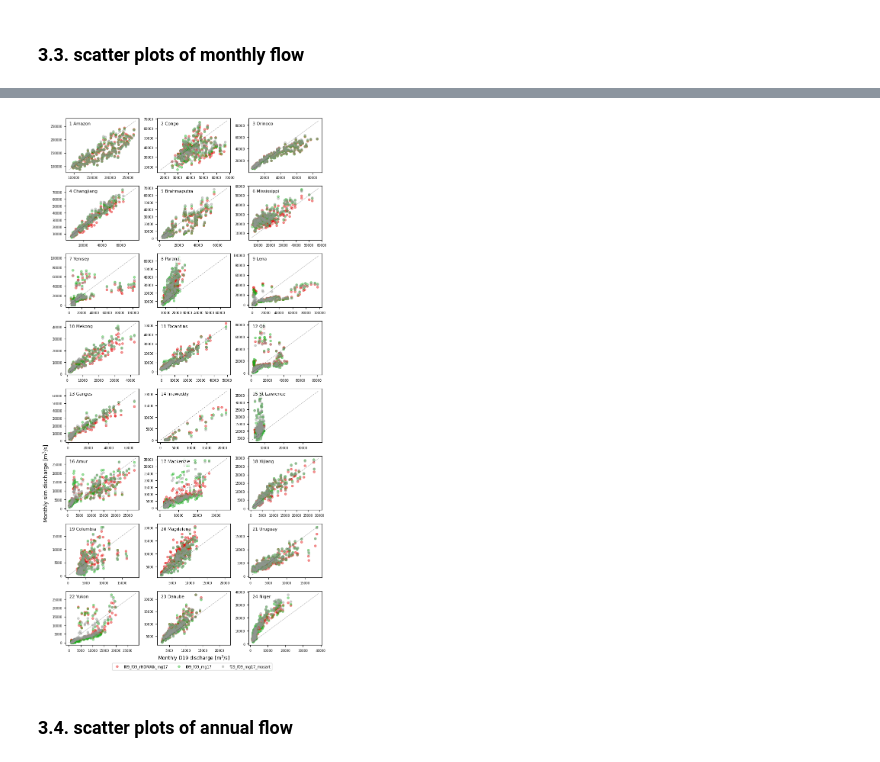
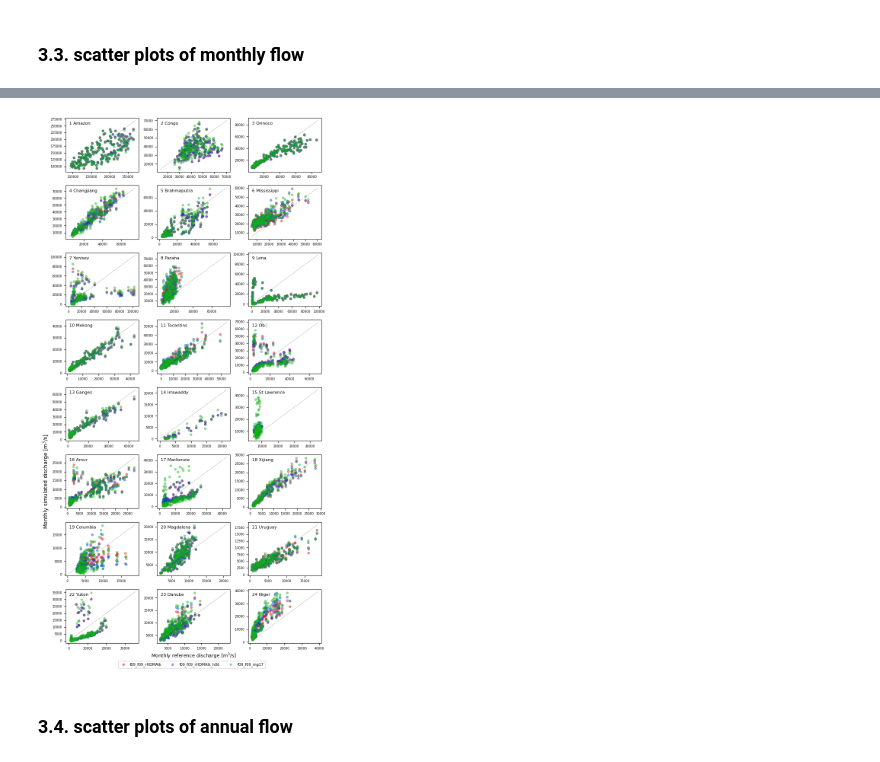
Before and after one commit to nmizukami/rof_postprocess-analysis, a Jupyter notebook: notebook/NB1_ROF_month_annual_flow_analysis.ipynb, the cells around one changed output, grey strips where cells are left out. Saved outputs shown, nothing was run; the diff lists cells and outputs as text; code cells hidden in the pictures.

```diff
--- a/notebook/NB1_ROF_month_annual_flow_analysis.ipynb
+++ b/notebook/NB1_ROF_month_annual_flow_analysis.ipynb
@@ -102,11 +99,0 @@ Workers
-# %%
-# CESM case names and their runoff grid
-
-cases = {
-        'f09_f09_rHDMA':'rHDMA',
-        'f09_f09_rHDMAlk_mg17':'rHDMAlk',
-        'f09_f09_rHDMAlk_mg17_dfw':'rHDMAlk_dfw',
-        'f09_f09_rHDMAlk_mg17_irrig':'rHDMAlk_irrig',
-        #'f09_f09_mg17':'f09_f09',
-        'f09_f09_mg17_mosart':'f09_f09_mosart',
-        }
@@ -221,7 +204,7 @@ ds_q['time'] = xr.cftime_range(start='1900-01-01', end='2018-12-01', freq="MS",
 # monthly
 ds_q_obs_mon = ds_q['FLOW'].sel(time=time_period)
 # compute annual flow from monthly
-ds_q_obs_yr = ds_q_obs_mon.resample(time="1A").mean(dim="time")
+ds_q_obs_yr = ds_q_obs_mon.resample(time="YE").mean(dim="time")
 # compute annual cycle at monthly scale
 dr_q_obs_seasonal = ds_q_obs_mon.sel(time=time_period).groupby('time.month').mean('time')
 # %% [output]
@@ -257,7 +240,7 @@ for gname, site_id in big_river_50.items():
 # %% [markdown]
 ### 3.1 Annual flow series
 # %%
-%time
+%%time
 
 fig, axes = plt.subplots(8, 3, figsize=(7.25, 11.5))
 plt.subplots_adjust(top = 0.975, bottom = 0.065, right = 0.98, left = 0.10, hspace=0.225, wspace=0.250)# create some space below the plots by increasing the bottom-value
@@ -265,7 +248,7 @@ plt.subplots_adjust(top = 0.975, bottom = 0.065, right = 0.98, left = 0.10, hspa
 for ix, river_name in enumerate(big_river_24.keys()):
     row = ix // 3
     col = ix % 3
-    for case in plot_cases:
+    for case in cases.keys():
         grid_name = cases[case]
         net_idx  = gauge_plot[river_name][case][1]
         gaug_idx = gauge_plot[river_name][case][0]
@@ -294,5 +277,5 @@ for ix, river_name in enumerate(big_river_24.keys()):
 #Legend- make space below the plot-raise bottom. there will be an label below the second last (bottom middle) ax, thanks to the bbox_to_anchor=(x, y) with a negative y-value.
 axes.flatten()[-2].legend(loc='upper center', bbox_to_anchor=(0.125, -0.35, 0.75, 0.1), ncol=5, fontsize="x-small");
 
-plt.savefig(f"./Figures/NB2_Fig1_big_river_annual_{plot_name}.png", dpi=200)
+plt.savefig(f"./Figures/NB1_Fig1_big_river_annual_{analysis_name}.png", dpi=200)
 # %% [output]
@@ -302,7 +285,7 @@ Wall time: 5.01 µs
 # %% [markdown]
 ### 3.2. Annual cycle (at monthly step)
 # %%
-%time
+%%time
 
 fig, axes = plt.subplots(8, 3, figsize=(7.25, 11.5))
 plt.subplots_adjust(top = 0.975, bottom = 0.065, right = 0.98, left = 0.10, hspace=0.225, wspace=0.250)# create some space below the plots by increasing the bottom-value
@@ -310,7 +293,7 @@ plt.subplots_adjust(top = 0.975, bottom = 0.065, right = 0.98, left = 0.10, hspa
 for ix, river_name in enumerate(big_river_24.keys()):
     row = ix // 3
     col = ix % 3
-    for case in plot_cases:
+    for case in cases.keys():
         grid_name = cases[case]
 
         net_idx  = gauge_plot[river_name][case][1]
@@ -322,9 +305,9 @@ for ix, river_name in enumerate(big_river_24.keys()):
         if len(net_idx)==1:   # means vector
             seas_data[case][q_name][:,net_idx].plot(ax=axes[row,col], linestyle='-', c=color, lw=0.75, label=case)
         elif len(net_idx)==2:   # means 2d grid
-            seas_data[case][q_name][:,net_idx[0],net_idx[1]].plot(ax=axes[row,col], linestyle='-', c=color, lw=0.75, label=case)
+            seas_data[case][q_name][:,net_idx[0],net_idx[1]].plot(ax=axes[row,col], linestyle='-', c=color, lw=1.0, label=case)
 
-    dr_q_obs_seasonal.loc[:,gaug_idx].plot(ax=axes[row,col],linestyle='None',marker='o',markersize=2, c='k',label='D17')
+    dr_q_obs_seasonal.loc[:,gaug_idx].plot(ax=axes[row,col],linestyle=':',lw=0.5, marker='o',markersize=2, c='k',label='D17')
 
     axes[row,col].set_title('%d %s'%(ix+1,river_name), fontsize=8)
     axes[row,col].set_xlabel('')
@@ -339,5 +322,5 @@ for ix, river_name in enumerate(big_river_24.keys()):
 #Legend- make space below the plot-raise bottom. there will be an label below the second last (bottom middle) ax, thanks to the bbox_to_anchor=(x, y) with a negative y-value.
 axes.flatten()[-2].legend(loc='upper center', bbox_to_anchor=(0.10, -0.30, 0.75, 0.1), ncol=5, fontsize="x-small")
 
-plt.savefig(f"./Figures/NB2_Fig2_big_river_season_{plot_name}.png", dpi=200)
+plt.savefig(f"./Figures/NB1_Fig2_big_river_season_{analysis_name}.png", dpi=200)
 # %% [output]
@@ -347,7 +330,7 @@ Wall time: 6.2 µs
 # %% [markdown]
 ### 3.3. scatter plots of monthly flow
 # %%
-%time
+%%time
 # Monthly flow scatter plot
 
 fig, axes = plt.subplots(8, 3, figsize=(7.50, 15.00))
@@ -358,7 +341,7 @@ for ix, river_name in enumerate(big_river_24.keys()):
     col = ix % 3
     axes[row,col].yaxis.set_major_formatter(FormatStrFormatter('%.0f'))
 
-    for jx, case in enumerate(plot_cases):
+    for jx, case in enumerate(cases.keys()):
         grid_name = cases[case]
 
         net_idx  = gauge_plot[river_name][case][1]
@@ -370,7 +353,7 @@ for ix, river_name in enumerate(big_river_24.keys()):
         if len(net_idx)==1:   # means vector
             ds_sim=month_data[case][q_name][:,net_idx].sel(time=time_period)
         elif len(net_idx)==2:   # means 2d grid
-            ds_sim=month_data[case][q_name][:,net_idx[0],net_idx[1]].sel(time=time_period)
+            ds_sim=month_data[case][q_name][:,net_idx[0],net_idx[1]].sel(time=time_period).squeeze()
 
         ds_obs=ds_q_obs_mon.sel(time=time_period).loc[:,gaug_idx]
 
@@ -387,16 +370,16 @@ for ix, river_name in enumerate(big_river_24.keys()):
     axes[row,col].annotate('%d %s'%(ix+1,river_name), xy=(0.05, 0.875), xycoords='axes fraction',fontsize=8,
                            bbox=dict(facecolor='white', edgecolor='None', alpha=0.8))
     if row == 7 and col==1:
-        axes[row,col].set_xlabel('Monthly D19 discharge [m$^3$/s]',fontsize=9)
+        axes[row,col].set_xlabel('Monthly reference discharge [m$^3$/s]',fontsize=9)
     else:
         axes[row,col].set_xlabel('')
 
     if col == 0 and row == 5:
-        axes[row,col].set_ylabel('Monthly sim discharge [m$^3$/s]',fontsize=10)
+        axes[row,col].set_ylabel('Monthly simulated discharge [m$^3$/s]',fontsize=10)
     else:
         axes[row,col].set_ylabel('')
     axes[row,col].tick_params('both',labelsize='xx-small')
 
 axes.flatten()[-2].legend(loc='upper center', bbox_to_anchor=(0.10, -0.40, 0.75, 0.1), ncol=5, fontsize="x-small");
-plt.savefig(f"./Figures/NB2_Fig3_big_river_month_scatter_{plot_name}.png", dpi=200)
+plt.savefig(f"./Figures/NB1_Fig3_big_river_month_scatter_{analysis_name}.png", dpi=200)
 # %% [output]
@@ -405,4 +388,4 @@ Wall time: 3.81 µs
-[figure, old version]
+[figure, new version]
 # %% [markdown]
 ### 3.4. scatter plots of annual flow
 # %%
```
Also changed, not shown: parts of 23 cells of this notebook.
